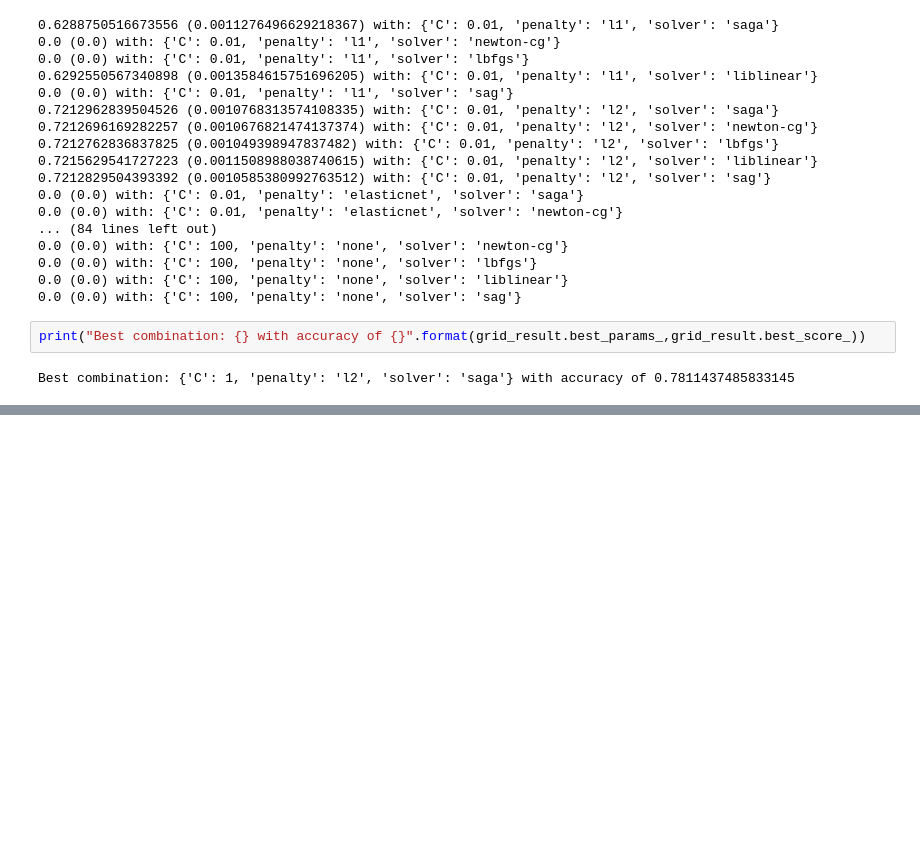
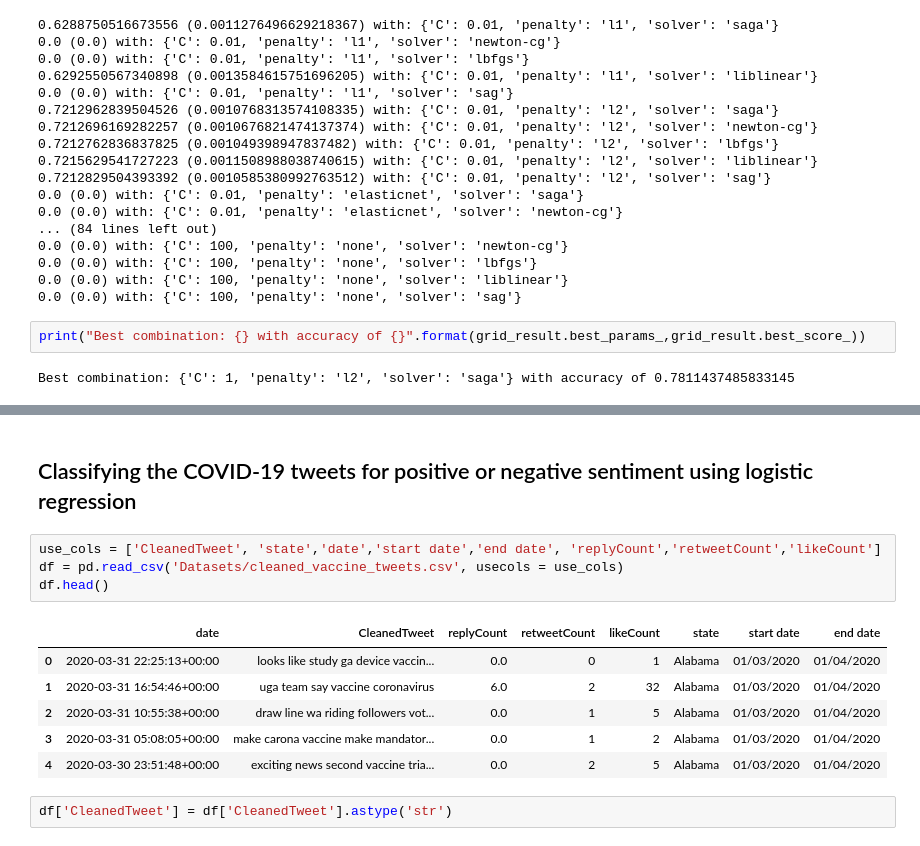
Before and after one commit to lippoben/Covid-Vaccine-Data-Science, a Jupyter notebook: LogisticRegression.ipynb, the cells around one changed output, grey strips where cells are left out. Cells and saved outputs as stored; diff of their text form; blank space fills up the shorter version.

```diff
--- a/LogisticRegression.ipynb
+++ b/LogisticRegression.ipynb
@@ -166,0 +193,15 @@ Best combination: {'C': 1, 'penalty': 'l2', 'solver': 'saga'} with accuracy of 0
+# %% [markdown]
+## Classifying the COVID-19 tweets for positive or negative sentiment using logistic regression
+# %%
+use_cols = ['CleanedTweet', 'state','date','start date','end date', 'replyCount','retweetCount','likeCount']
+df = pd.read_csv('Datasets/cleaned_vaccine_tweets.csv', usecols = use_cols)
+df.head()
+# %% [output]
+|  | date | CleanedTweet | replyCount | retweetCount | likeCount | state | start date | end date |
+| 0 | 2020-03-31 22:25:13+00:00 | looks like study ga device vaccin... | 0.0 | 0 | 1 | Alabama | 01/03/2020 | 01/04/2020 |
+| 1 | 2020-03-31 16:54:46+00:00 | uga team say vaccine coronavirus | 6.0 | 2 | 32 | Alabama | 01/03/2020 | 01/04/2020 |
+| 2 | 2020-03-31 10:55:38+00:00 | draw line wa riding followers vot... | 0.0 | 1 | 5 | Alabama | 01/03/2020 | 01/04/2020 |
+| 3 | 2020-03-31 05:08:05+00:00 | make carona vaccine make mandator... | 0.0 | 1 | 2 | Alabama | 01/03/2020 | 01/04/2020 |
+| 4 | 2020-03-30 23:51:48+00:00 | exciting news second vaccine tria... | 0.0 | 2 | 5 | Alabama | 01/03/2020 | 01/04/2020 |
+# %%
+df['CleanedTweet'] = df['CleanedTweet'].astype('str')
```
Also changed, not shown: parts of 8 cells of this notebook.
